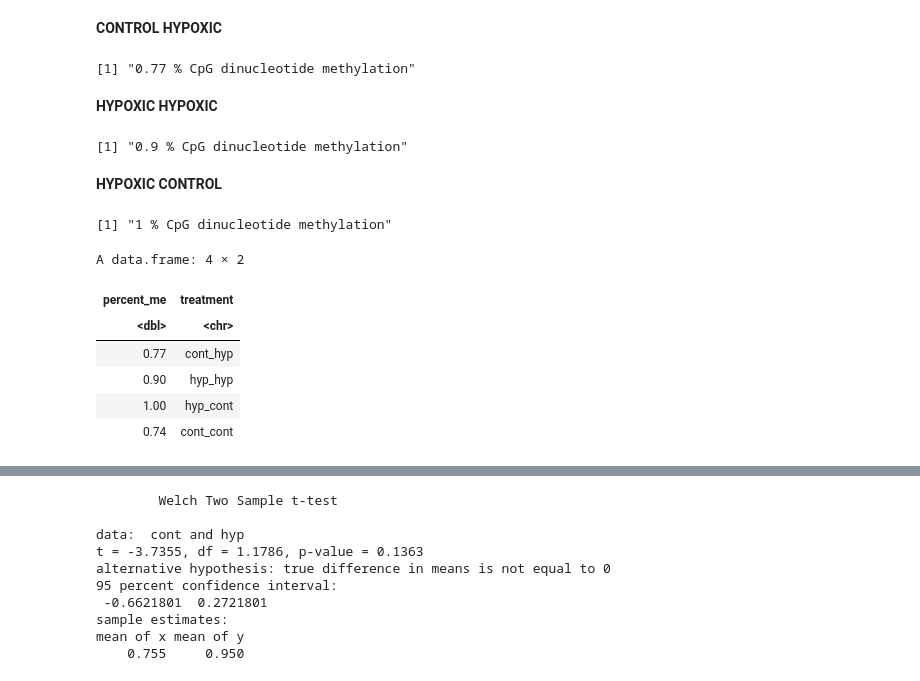
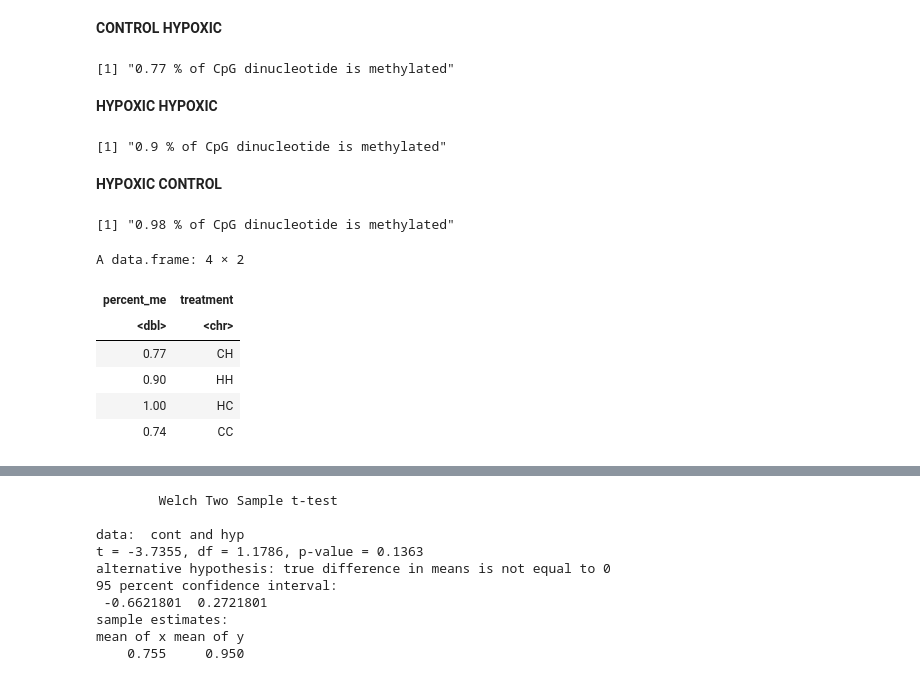
Before and after one commit to jgmcdonough/CE18_methylRAD_analysis, a Jupyter notebook: analysis/methylation_level_of_features.ipynb, the cells around one changed output, grey strips where cells are left out. Cells and saved outputs as stored; diff of their text form; code cells hidden in the pictures.

```diff
--- a/analysis/methylation_level_of_features.ipynb
+++ b/analysis/methylation_level_of_features.ipynb
@@ -502,0 +545,6 @@ methylated CG being those that have an average of 5 sequences over the 5 sample
+# %%
+# read in files so don't have to run code from above
+CC_multicov <- read.csv('/project/pi_sarah_gignouxwolfsohn_uml_edu/julia/CE_methyl_assembly/assembly_pipeline_files/genomic_bed_files/CpG_multicov/CC_CpGmulticov.csv')
+CH_multicov <- read.csv('/project/pi_sarah_gignouxwolfsohn_uml_edu/julia/CE_methyl_assembly/assembly_pipeline_files/genomic_bed_files/CpG_multicov/CH_CpGmulticov.csv')
+HC_multicov <- read.csv('/project/pi_sarah_gignouxwolfsohn_uml_edu/julia/CE_methyl_assembly/assembly_pipeline_files/genomic_bed_files/CpG_multicov/HC_CpGmulticov.csv')
+HH_multicov <- read.csv('/project/pi_sarah_gignouxwolfsohn_uml_edu/julia/CE_methyl_assembly/assembly_pipeline_files/genomic_bed_files/CpG_multicov/HH_CpGmulticov.csv')
@@ -537,9 +587,9 @@ CH_CGmethyl <- dim(CH_filtered)[1]
 total_CG <- dim(CH_multicov)[1]
 
 CHpercent_me <- round((CH_CGmethyl/total_CG)*100,2)
-print(paste(CHpercent_me, "% CpG dinucleotide methylation"))
+print(paste(CHpercent_me, "% of CpG dinucleotide is methylated"))
 # %% [output]
-[1] "0.77 % CpG dinucleotide methylation"
+[1] "0.77 % of CpG dinucleotide is methylated"
 # %% [markdown]
 **HYPOXIC HYPOXIC**
 # %%
@@ -558,9 +608,9 @@ HH_CGmethyl <- dim(HH_filtered)[1]
 total_CG <- dim(HH_multicov)[1]
 
 HHpercent_me <- round((HH_CGmethyl/total_CG)*100,2)
-print(paste(HHpercent_me, "% CpG dinucleotide methylation"))
+print(paste(HHpercent_me, "% of CpG dinucleotide is methylated"))
 # %% [output]
-[1] "0.9 % CpG dinucleotide methylation"
+[1] "0.9 % of CpG dinucleotide is methylated"
 # %% [markdown]
 **HYPOXIC CONTROL**
 # %%
@@ -579,32 +629,32 @@ HC_CGmethyl <- dim(HC_filtered)[1]
 total_CG <- dim(HC_multicov)[1]
 
 HCpercent_me <- round((HC_CGmethyl/total_CG)*100,2)
-print(paste(HCpercent_me, "% CpG dinucleotide methylation"))
+print(paste(HCpercent_me, "% of CpG dinucleotide is methylated"))
 # %% [output]
-[1] "1 % CpG dinucleotide methylation"
+[1] "0.98 % of CpG dinucleotide is methylated"
 # %%
 CpG_methyl <- tibble(
-    cont_hyp = CHpercent_me,
-    hyp_hyp = HHpercent_me,
-    hyp_cont = HCpercent_me,
-    cont_cont = CCpercent_me)
+    CH = CHpercent_me,
+    HH = HHpercent_me,
+    HC = HCpercent_me,
+    CC = CCpercent_me)
 
 CpG_methyl <- CpG_methyl %>%
   t() %>%
   as.data.frame() %>%
   setNames(c("percent_me")) %>%  # rename the single column
   mutate(treatment = rownames(.)) %>%  # add Sample column
   `rownames<-`(NULL)  # remove row names
 
 CpG_methyl
 # %% [output]
 A data.frame: 4 × 2
 | percent_me | treatment |
 | <dbl> | <chr> |
-| 0.77 | cont_hyp |
-| 0.90 | hyp_hyp |
-| 1.00 | hyp_cont |
-| 0.74 | cont_cont |
+| 0.77 | CH |
+| 0.90 | HH |
+| 1.00 | HC |
+| 0.74 | CC |
 # %%
 ggplot(CpG_methyl, aes(x = treatment, y = percent_me, fill = treatment)) +
   geom_bar(stat = "identity") +
```
Also changed, not shown: parts of 61 cells of this notebook.
